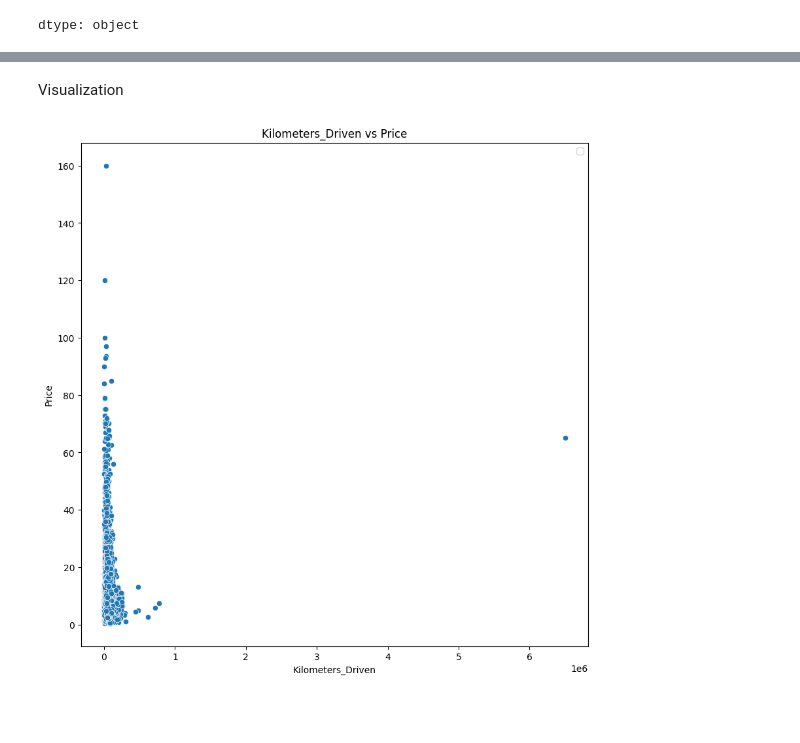
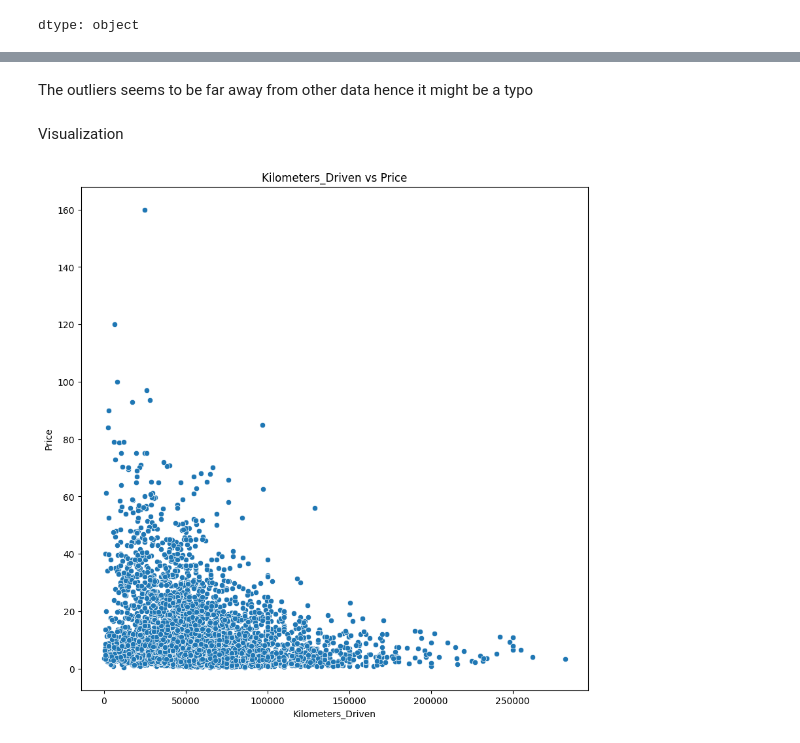
Before and after one commit to Inshalmunaf/Used-Car-prediction, a Jupyter notebook: Used_Car_Prediction.ipynb, the cells around one changed output, grey strips where cells are left out. Saved outputs shown, nothing was run; the diff lists cells and outputs as text; code cells hidden in the pictures; blank space fills up the shorter version.

```diff
--- a/Used_Car_Prediction.ipynb
+++ b/Used_Car_Prediction.ipynb
@@ -187,0 +209,2 @@ df['Kilometers_Driven'] = df['Kilometers_Driven'].drop(outliers.index)
+# %% [markdown]
+The outliers seems to be far away from other data hence it might be a typo
@@ -188,12 +214,6 @@ df['Kilometers_Driven'] = df['Kilometers_Driven'].drop(outliers.index)
 # %% [markdown]
 Visualization
-# %%
-plt.figure(figsize = (10,10))
-sns.scatterplot(data = df ,x= 'Kilometers_Driven' , y = 'Price')
-plt.xlabel('Kilometers_Driven')
-plt.ylabel('Price')
-plt.title('Kilometers_Driven vs Price')
-
-plt.show()
-# %% [output]
-[figure, removed]
+# %%
+outlier_detection('Kilometers_Driven')
+# %% [output]
+[figure, added]
```
Also changed, not shown: parts of 10 cells of this notebook.
